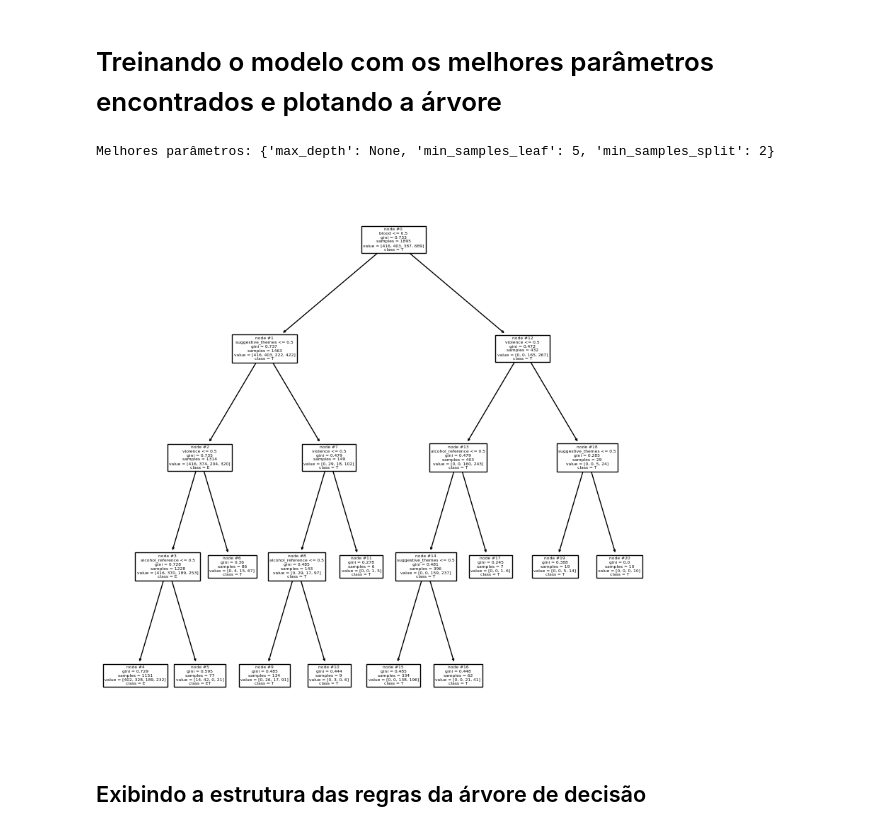
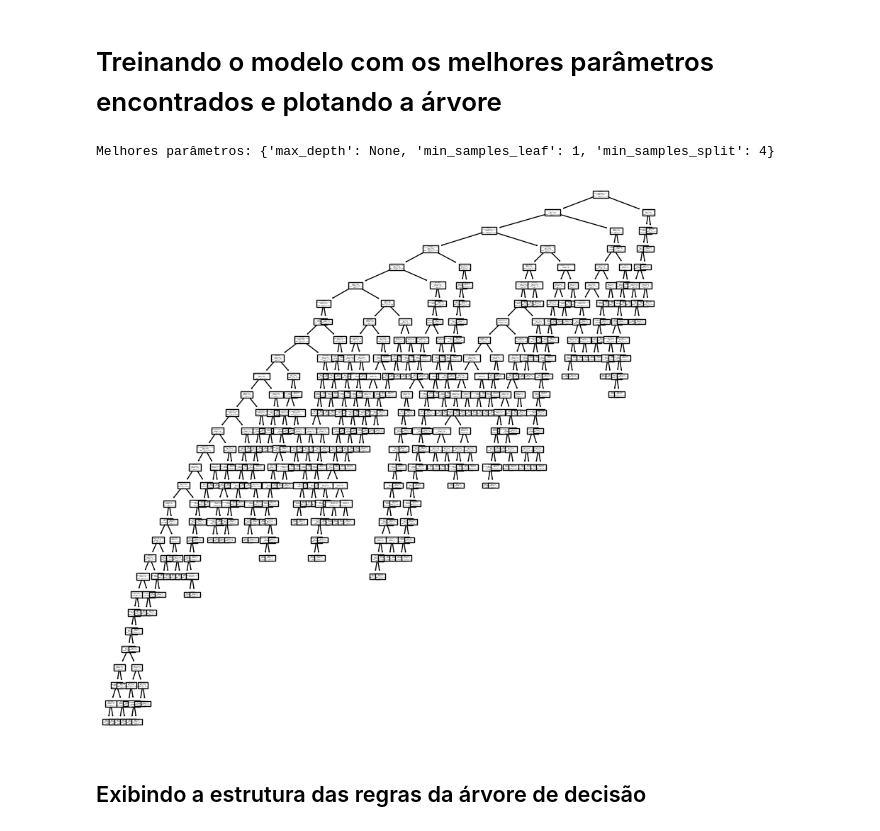
Before and after one commit to thiagogquinto/machine_learning, a Jupyter notebook: Atividade5/Atividade5.ipynb, the cells around one changed output. Saved outputs shown, nothing was run; the diff lists cells and outputs as text; code cells hidden in the pictures.

```diff
--- a/Atividade5/Atividade5.ipynb
+++ b/Atividade5/Atividade5.ipynb
@@ -19,6 +19,7 @@ import itertools
 from sklearn.decomposition import PCA
 # %%
 df = pd.read_csv('./Video_games_esrb_rating.csv')
-tag_columns = ['alcohol_reference', 'blood', 'suggestive_themes', 'violence']
-X = df[tag_columns]
+# tag_columns = ['alcohol_reference', 'blood', 'suggestive_themes', 'violence']
+# X = df[tag_columns]
+X = df.drop(columns=['esrb_rating', 'title'])
 y = df['esrb_rating']
@@ -25,7 +28,11 @@ y = df['esrb_rating']
+# %%
+scaler = StandardScaler()
+scaler.fit(X)
+X_pca = scaler.transform(X)
 # %%
 pca = PCA(n_components=2)
-pca.fit(X)
-X_pca = pca.transform(X)
+pca.fit(X_pca)
+X_pca = pca.transform(X_pca)
 X_pca_df = pd.DataFrame(X_pca, columns=['PC0', 'PC1'])
 # %%
 sns.set_palette('seismic')
@@ -111,0 +106,2 @@ weighted avg       0.52      0.49      0.44       190
+# %%
+dt_acuracia, dt_conf_matrix, best_params = do_dt()
@@ -112,21 +126,19 @@ weighted avg       0.52      0.49      0.44       190
 # %% [markdown]
 # Treinando o modelo com os melhores parâmetros encontrados e plotando a árvore
 # %%
-best_params = dt_classifier.best_params_ # melhores parâmetros
-
 print("Melhores parâmetros:", best_params) # exibe os melhores parâmetros
 
 dt = DecisionTreeClassifier(**best_params) # instanciando o modelo com os melhores parâmetros
 
 dt.fit(X, y) # treinando o modelo com todos os dados
 
 # plotando a árvore de decisão
 plt.figure(figsize=(10,10))
 plot_tree(dt, class_names=dt.classes_, feature_names=X.columns, node_ids=True)
 plt.show()
 # %% [output]
-Melhores parâmetros: {'max_depth': None, 'min_samples_leaf': 5, 'min_samples_split': 2}
+Melhores parâmetros: {'max_depth': None, 'min_samples_leaf': 1, 'min_samples_split': 4}
-[figure, old version]
+[figure, new version]
 # %% [markdown]
 ## Exibindo a estrutura das regras da árvore de decisão
 # %%
```
Also changed, not shown: parts of 22 cells of this notebook.
